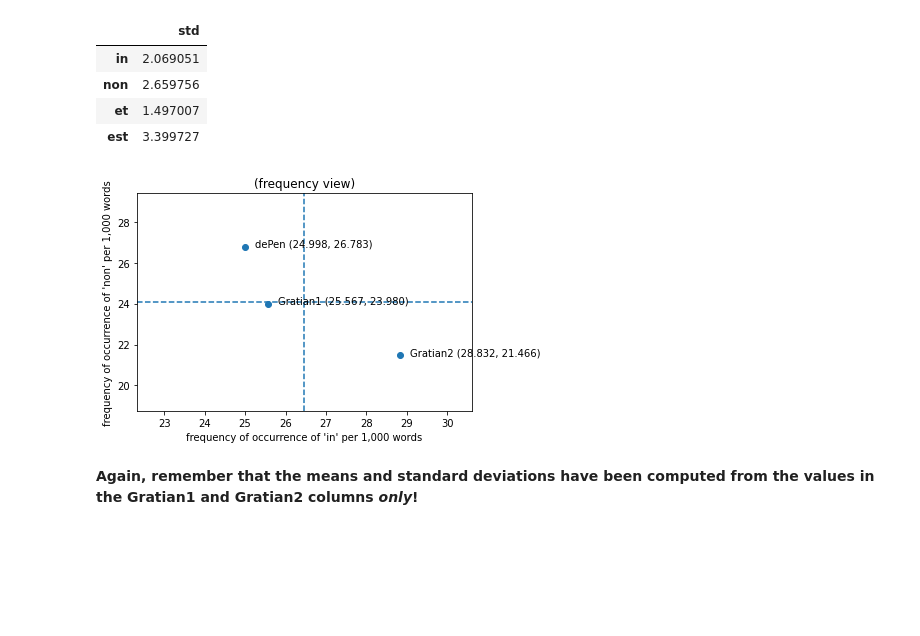
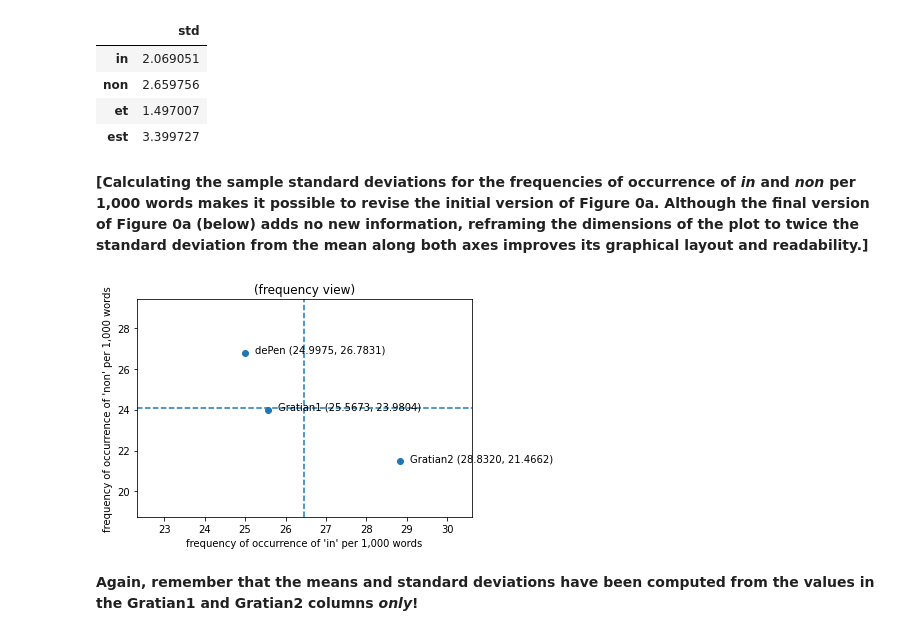
Before and after one commit to decretist/Delta, a Jupyter notebook: notebook/Chapter4.ipynb, the cells around one changed output. Saved outputs shown, nothing was run; the diff lists cells and outputs as text; code cells hidden in the pictures; blank space fills up the shorter version.

```diff
--- a/notebook/Chapter4.ipynb
+++ b/notebook/Chapter4.ipynb
@@ -125,14 +126,12 @@ pp.ylabel(f'frequency of occurrence of \'{selected.index.values[1]}\' per 1,000
 labels = list(selected.columns)
 for i in range(len(labels)):
     pp.annotate(
-        f'{labels[i]} ({x_values[i]:.3f}, {y_values[i]:.3f})',
+        f'{labels[i]} ({x_values[i]:.4f}, {y_values[i]:.4f})',
         (x_values[i], y_values[i]),
         textcoords="offset points",
         xytext=(10,0),
         ha='left'
     )
 pp.title('(frequency view)')
-# pp.tight_layout()
-# pp.savefig('./Figure_0a') # PNG
 pp.show()
 # %% [output]
@@ -176,32 +175,34 @@ standard_deviations
 | non | 2.659756 |
 | et | 1.497007 |
 | est | 3.399727 |
+# %% [markdown]
+**\[Calculating the sample standard deviations for the frequencies of occurrence of *in* and *non* per 1,000 words makes it possible to revise the initial version of Figure 0a. Although the final version of Figure 0a (below) adds no new information, reframing the dimensions of the plot to twice the standard deviation from the mean along both axes improves its graphical layout and readability.\]**
 # %%
 x_values = selected.values[0].tolist()
 y_values = selected.values[1].tolist()
 pp.scatter(x_values, y_values)
 pp.axis([means['mean'].tolist()[0] - 2 * standard_deviations['std'].tolist()[0],
         means['mean'].tolist()[0] + 2 * standard_deviations['std'].tolist()[0],
         means['mean'].tolist()[1] - 2 * standard_deviations['std'].tolist()[1],
         means['mean'].tolist()[1] + 2 * standard_deviations['std'].tolist()[1]])
 pp.axhline(means['mean'].tolist()[1], linestyle='dashed')
 pp.axvline(means['mean'].tolist()[0], linestyle='dashed')
 pp.xlabel(f'frequency of occurrence of \'{selected.index.values[0]}\' per 1,000 words')
 pp.ylabel(f'frequency of occurrence of \'{selected.index.values[1]}\' per 1,000 words')
 labels = list(selected.columns)
 for i in range(len(labels)):
     pp.annotate(
-        f'{labels[i]} ({x_values[i]:.3f}, {y_values[i]:.3f})',
+        f'{labels[i]} ({x_values[i]:.4f}, {y_values[i]:.4f})',
         (x_values[i], y_values[i]),
         textcoords="offset points",
         xytext=(10,0),
         ha='left'
     )
 pp.title('(frequency view)')
 # pp.savefig('./Figure_0a') # PNG
 pp.show()
 # %% [output]
-[figure, old version]
+[figure, new version]
 # %% [markdown]
 **Again, remember that the means and standard deviations have been computed from the values in the Gratian1 and Gratian2 columns *only*!**
 # %% [markdown]
```
Also changed, not shown: parts of 5 cells of this notebook.
